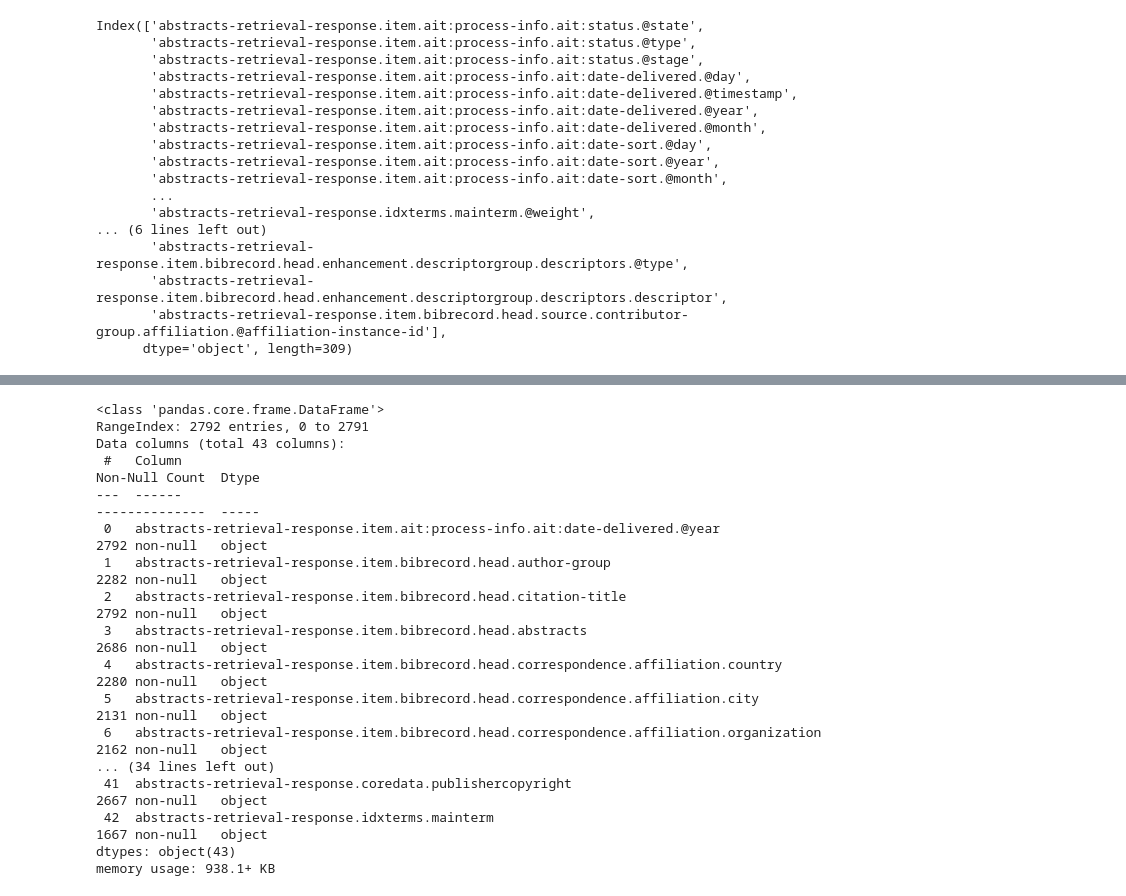
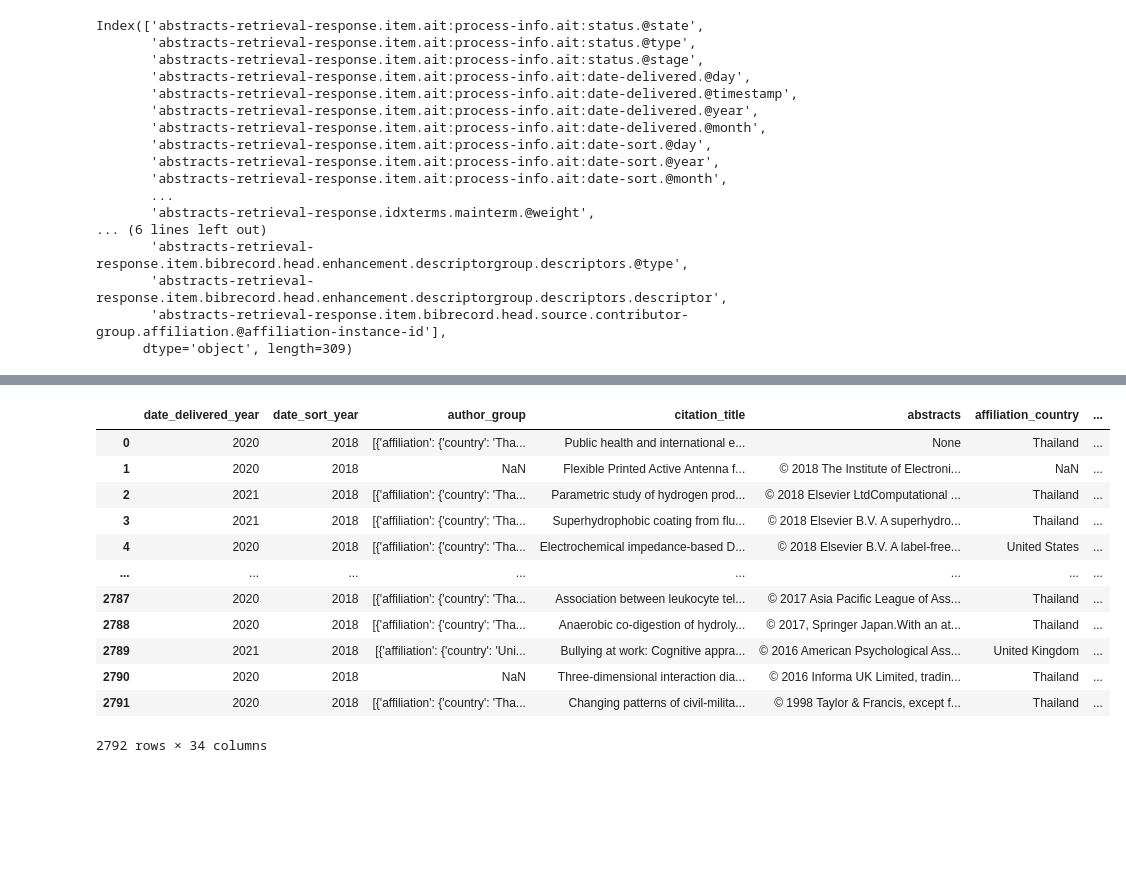
Before and after one commit to Star2578/dsde-proj, a Jupyter notebook: clean.ipynb, the cells around one changed output, grey strips where cells are left out. Drawn from its saved outputs; the diff is of its cells as text; code cells hidden in the pictures; blank space fills up the shorter version.

Commit message:
clean #2 re-check mistakes & rename columns

```diff
--- a/clean.ipynb
+++ b/clean.ipynb
@@ -182,20 +211,55 @@ df.drop(columns=useless_cols, axis=1, inplace=True)
+# %%
+column_renaming = {
+    "abstracts-retrieval-response.item.ait:process-info.ait:date-delivered.@year": "date_delivered_year",
+    "abstracts-retrieval-response.item.ait:process-info.ait:date-sort.@year": "date_sort_year",
+    "abstracts-retrieval-response.item.bibrecord.head.author-group": "author_group",
+    "abstracts-retrieval-response.item.bibrecord.head.citation-title": "citation_title",
+    "abstracts-retrieval-response.item.bibrecord.head.abstracts": "abstracts",
+    "abstracts-retrieval-response.item.bibrecord.head.correspondence.affiliation.country": "affiliation_country",
+    "abstracts-retrieval-response.item.bibrecord.head.correspondence.affiliation.city": "affiliation_city",
+    "abstracts-retrieval-response.item.bibrecord.head.correspondence.affiliation.organization": "affiliation_organization",
+    "abstracts-retrieval-response.item.bibrecord.head.correspondence.person.ce:given-name": "corresponding_author_given_name",
+    "abstracts-retrieval-response.item.bibrecord.head.correspondence.person.ce:initials": "corresponding_author_initials",
+    "abstracts-retrieval-response.item.bibrecord.head.correspondence.person.ce:surname": "corresponding_author_surname",
+    "abstracts-retrieval-response.item.bibrecord.head.correspondence.person.ce:indexed-name": "corresponding_author_indexed_name",
+    "abstracts-retrieval-response.item.bibrecord.head.citation-info.citation-language.@language": "citation_language",
+    "abstracts-retrieval-response.item.bibrecord.head.source.@country": "source_country",
+    "abstracts-retrieval-response.item.bibrecord.head.source.translated-sourcetitle.@xml:lang": "source_translated_title_lang",
+    "abstracts-retrieval-response.item.bibrecord.head.source.publicationyear.@first": "source_publication_year",
+    "abstracts-retrieval-response.item.bibrecord.head.source.publisher.publishername": "source_publisher_name",
+    "abstracts-retrieval-response.item.bibrecord.head.enhancement.classificationgroup.classifications": "classificationgroup",
+    "abstracts-retrieval-response.item.bibrecord.item-info.dbcollection": "dbcollection",
+    "abstracts-retrieval-response.item.bibrecord.tail.bibliography.@refcount": "ref_count",
+    "abstracts-retrieval-response.item.bibrecord.tail.bibliography.reference": "reference",
+    "abstracts-retrieval-response.affiliation": "affiliation",
+    "abstracts-retrieval-response.coredata.prism:coverDate": "coverDate",
+    "abstracts-retrieval-response.coredata.prism:aggregationType": "aggregationType",
+    "abstracts-retrieval-response.coredata.dc:creator.author": "author",
+    "abstracts-retrieval-response.coredata.prism:publicationName": "publicationName",
+    "abstracts-retrieval-response.coredata.citedby-count": "citedby_count",
+    "abstracts-retrieval-response.coredata.subtype": "subtype",
+    "abstracts-retrieval-response.coredata.prism:pageRange": "pageRange",
+    "abstracts-retrieval-response.coredata.dc:title": "title",
+    "abstracts-retrieval-response.subject-areas.subject-area": "",
+    "abstracts-retrieval-response.item.bibrecord.head.citation-info.abstract-language.@language": "citation_language",
+    "abstracts-retrieval-response.coredata.publishercopyright": "publishercopyright",
+    "abstracts-retrieval-response.idxterms.mainterm": "mainterm",
+}
+
+df.rename(columns=column_renaming, inplace=True)
 # %%
-df.info()
+df
 # %% [output]
+|  | date_delivered_year | date_sort_year | author_group | citation_title | abstracts | affiliation_country | ... |
+| 0 | 2020 | 2018 | [{'affiliation': {'country': 'Tha... | Public health and international e... | None | Thailand | ... |
+| 1 | 2020 | 2018 | NaN | Flexible Printed Active Antenna f... | © 2018 The Institute of Electroni... | NaN | ... |
+| 2 | 2021 | 2018 | [{'affiliation': {'country': 'Tha... | Parametric study of hydrogen prod... | © 2018 Elsevier LtdComputational ... | Thailand | ... |
+| 3 | 2021 | 2018 | [{'affiliation': {'country': 'Tha... | Superhydrophobic coating from flu... | © 2018 Elsevier B.V. A superhydro... | Thailand | ... |
+| 4 | 2020 | 2018 | [{'affiliation': {'country': 'Tha... | Electrochemical impedance-based D... | © 2018 Elsevier B.V. A label-free... | United States | ... |
+| ... | ... | ... | ... | ... | ... | ... | ... |
+| 2787 | 2020 | 2018 | [{'affiliation': {'country': 'Tha... | Association between leukocyte tel... | © 2017 Asia Pacific League of Ass... | Thailand | ... |
+| 2788 | 2020 | 2018 | [{'affiliation': {'country': 'Tha... | Anaerobic co-digestion of hydroly... | © 2017, Springer Japan.With an at... | Thailand | ... |
+| 2789 | 2021 | 2018 | [{'affiliation': {'country': 'Uni... | Bullying at work: Cognitive appra... | © 2016 American Psychological Ass... | United Kingdom | ... |
+| 2790 | 2020 | 2018 | NaN | Three-dimensional interaction dia... | © 2016 Informa UK Limited, tradin... | Thailand | ... |
+| 2791 | 2020 | 2018 | [{'affiliation': {'country': 'Tha... | Changing patterns of civil-milita... | © 1998 Taylor & Francis, except f... | Thailand | ... |
-<class 'pandas.core.frame.DataFrame'>
-RangeIndex: 2792 entries, 0 to 2791
-Data columns (total 43 columns):
- #   Column                                                                                            Non-Null Count  Dtype
----  ------                                                                                            --------------  -----
- 0   abstracts-retrieval-response.item.ait:process-info.ait:date-delivered.@year                       2792 non-null   object
- 1   abstracts-retrieval-response.item.bibrecord.head.author-group                                     2282 non-null   object
- 2   abstracts-retrieval-response.item.bibrecord.head.citation-title                                   2792 non-null   object
- 3   abstracts-retrieval-response.item.bibrecord.head.abstracts                                        2686 non-null   object
- 4   abstracts-retrieval-response.item.bibrecord.head.correspondence.affiliation.country               2280 non-null   object
- 5   abstracts-retrieval-response.item.bibrecord.head.correspondence.affiliation.city                  2131 non-null   object
- 6   abstracts-retrieval-response.item.bibrecord.head.correspondence.affiliation.organization          2162 non-null   object
-... (34 lines left out)
- 41  abstracts-retrieval-response.coredata.publishercopyright                                          2667 non-null   object
- 42  abstracts-retrieval-response.idxterms.mainterm                                                    1667 non-null   object
-dtypes: object(43)
-memory usage: 938.1+ KB
+2792 rows × 34 columns
```
Also changed, not shown: parts of 5 cells of this notebook.
